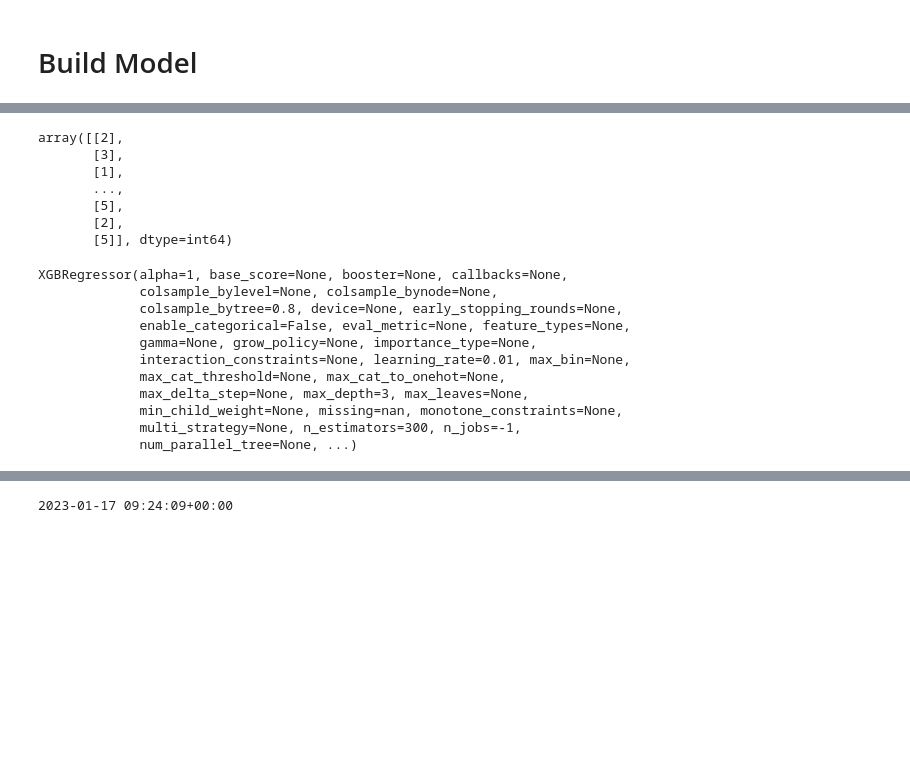
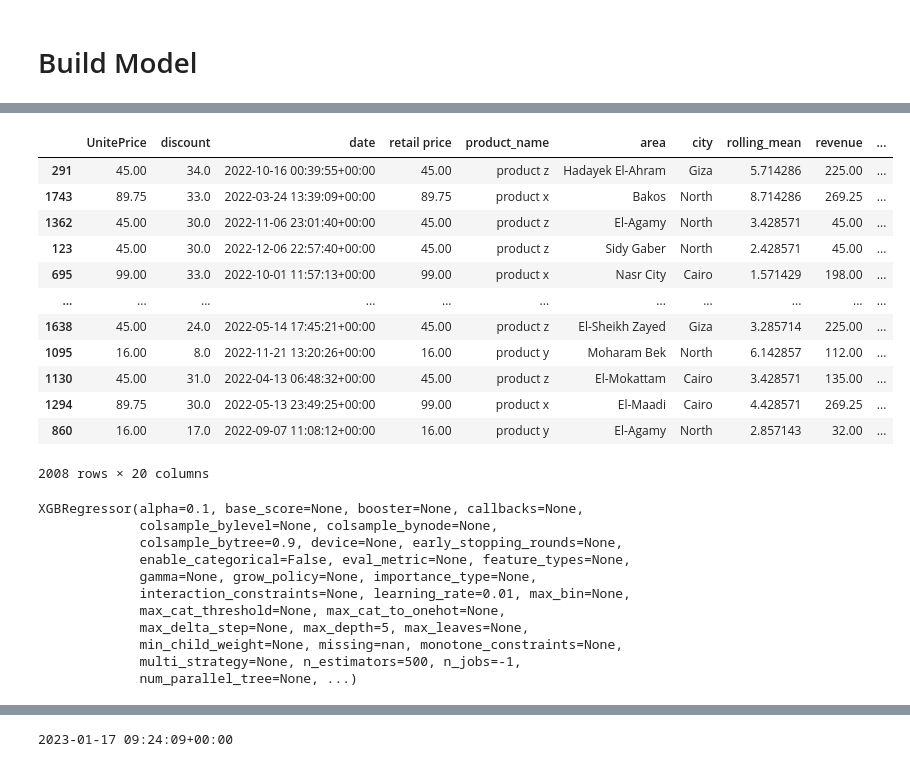
Before and after one commit to youssefelzahar/Forecasting-sales-for-10-days, a Jupyter notebook: Model.ipynb, the cells around one changed output, grey strips where cells are left out. Cells and saved outputs as stored; diff of their text form; code cells hidden in the pictures; blank space fills up the shorter version.

```diff
--- a/Model.ipynb
+++ b/Model.ipynb
@@ -448,13 +488,19 @@ X_train, X_test, y_train, y_test = train_test_split(X, y,  shuffle=True, test_si
 # %%
-y_train
+X_train
 # %% [output]
+|  | UnitePrice | discount | date | retail price | product_name | area | city | rolling_mean | revenue | ... |
+| 291 | 45.00 | 34.0 | 2022-10-16 00:39:55+00:00 | 45.00 | product z | Hadayek El-Ahram | Giza | 5.714286 | 225.00 | ... |
+| 1743 | 89.75 | 33.0 | 2022-03-24 13:39:09+00:00 | 89.75 | product x | Bakos | North | 8.714286 | 269.25 | ... |
+| 1362 | 45.00 | 30.0 | 2022-11-06 23:01:40+00:00 | 45.00 | product z | El-Agamy | North | 3.428571 | 45.00 | ... |
+| 123 | 45.00 | 30.0 | 2022-12-06 22:57:40+00:00 | 45.00 | product z | Sidy Gaber | North | 2.428571 | 45.00 | ... |
+| 695 | 99.00 | 33.0 | 2022-10-01 11:57:13+00:00 | 99.00 | product x | Nasr City | Cairo | 1.571429 | 198.00 | ... |
+| ... | ... | ... | ... | ... | ... | ... | ... | ... | ... | ... |
+| 1638 | 45.00 | 24.0 | 2022-05-14 17:45:21+00:00 | 45.00 | product z | El-Sheikh Zayed | Giza | 3.285714 | 225.00 | ... |
+| 1095 | 16.00 | 8.0 | 2022-11-21 13:20:26+00:00 | 16.00 | product y | Moharam Bek | North | 6.142857 | 112.00 | ... |
+| 1130 | 45.00 | 31.0 | 2022-04-13 06:48:32+00:00 | 45.00 | product z | El-Mokattam | Cairo | 3.428571 | 135.00 | ... |
+| 1294 | 89.75 | 30.0 | 2022-05-13 23:49:25+00:00 | 99.00 | product x | El-Maadi | Cairo | 4.428571 | 269.25 | ... |
+| 860 | 16.00 | 17.0 | 2022-09-07 11:08:12+00:00 | 16.00 | product y | El-Agamy | North | 2.857143 | 32.00 | ... |
-array([[2],
-       [3],
-       [1],
-       ...,
-       [5],
-       [2],
-       [5]], dtype=int64)
+2008 rows × 20 columns
 # %%
 
 #min and max scaler to scale  input data
@@ -466,19 +512,19 @@ original_columns = X_train.columns
 original_columns_test=X_test.columns
 # %%
 #build model
-model = xgb.XGBRegressor(learning_rate=0.01, max_depth=3, n_estimators=300, alpha=1, n_jobs=-1 ,colsample_bytree=0.8,subsample=0.8)
+model = xgb.XGBRegressor(learning_rate=0.01, max_depth=5, n_estimators=500, alpha=0.1,n_jobs=-1 ,colsample_bytree=0.9,subsample=0.9)
 model.fit(X_train_scaled, y_train)
 # %% [output]
-XGBRegressor(alpha=1, base_score=None, booster=None, callbacks=None,
+XGBRegressor(alpha=0.1, base_score=None, booster=None, callbacks=None,
              colsample_bylevel=None, colsample_bynode=None,
-             colsample_bytree=0.8, device=None, early_stopping_rounds=None,
+             colsample_bytree=0.9, device=None, early_stopping_rounds=None,
              enable_categorical=False, eval_metric=None, feature_types=None,
              gamma=None, grow_policy=None, importance_type=None,
              interaction_constraints=None, learning_rate=0.01, max_bin=None,
              max_cat_threshold=None, max_cat_to_onehot=None,
-             max_delta_step=None, max_depth=3, max_leaves=None,
+             max_delta_step=None, max_depth=5, max_leaves=None,
              min_child_weight=None, missing=nan, monotone_constraints=None,
-             multi_strategy=None, n_estimators=300, n_jobs=-1,
+             multi_strategy=None, n_estimators=500, n_jobs=-1,
              num_parallel_tree=None, ...)
 # %%
 model.score(X_train_scaled,y_train)
```
Also changed, not shown: parts of 19 cells of this notebook.
